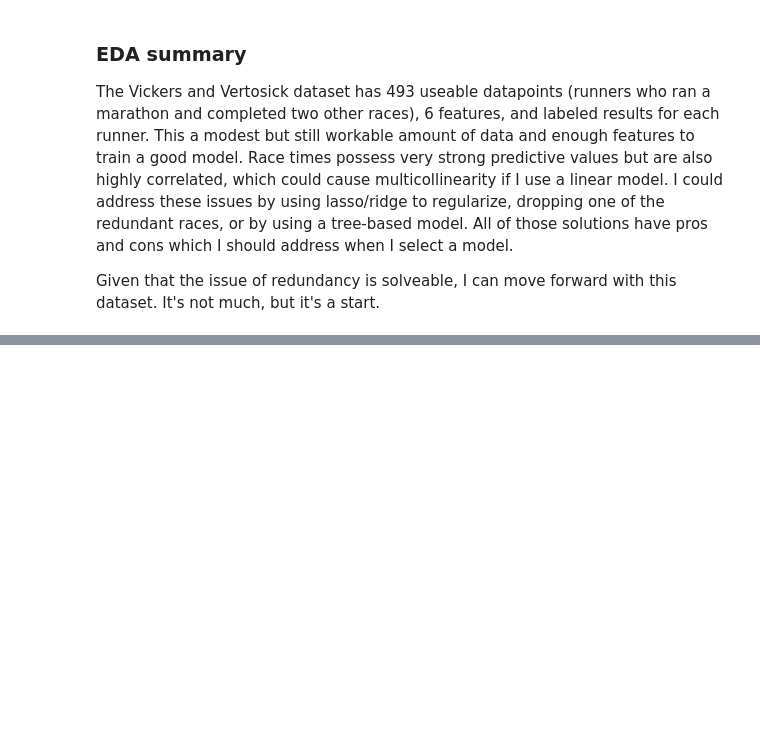
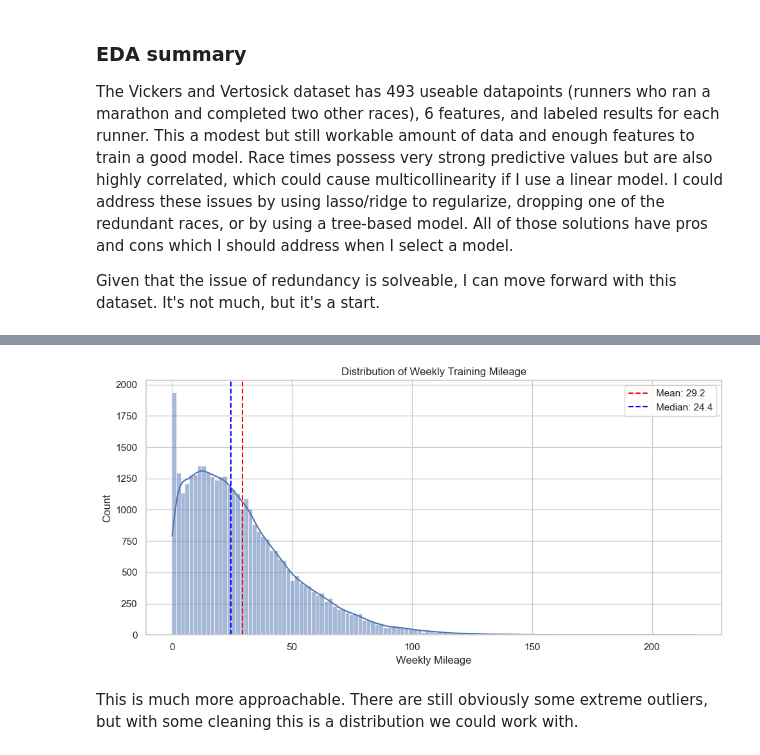
Before and after one commit to jacmil/Marathon-Pace-Predictor, a Jupyter notebook: notebooks/01_data_exploration.ipynb, the cells around one changed output, grey strips where cells are left out. Saved outputs shown, nothing was run; the diff lists cells and outputs as text; code cells hidden in the pictures; blank space fills up the shorter version.

```diff
--- a/notebooks/01_data_exploration.ipynb
+++ b/notebooks/01_data_exploration.ipynb
@@ -334,0 +379,20 @@ The Afonseca dataset records which marathon(s) each athlete participated in but
+# %%
+typical_af = af.groupby('athlete')['distance'].mean().reset_index()
+
+# Distribution of typical training distance
+weekly_mean_val = round(typical_af["distance"].mean(), 1)
+weekly_median_val = round(typical_af["distance"].median(), 1)
+
+fig, ax = plt.subplots(figsize=(10, 5))
+sns.histplot(typical_af["distance"], kde=True, ax=ax)
+plt.axvline(typical_af["distance"].mean(), color='red', linestyle="--", label=f'Mean: {weekly_mean_val}')
+plt.axvline(typical_af["distance"].median(), color='blue', linestyle="--", label=f'Median: {weekly_median_val}')
+plt.legend()
+ax.set_xlabel('Weekly Mileage')
+ax.set_title('Distribution of Weekly Training Mileage')
+plt.tight_layout()
+plt.savefig('../results/figures/typical_mileage_dist_afonseca.png', dpi=150)
+# %% [output]
+[figure, added]
+# %% [markdown]
+This is much more approachable. There are still obviously some extreme outliers, but with some cleaning this is a distribution we could work with.
```
Also changed, not shown: parts of 15 cells of this notebook.
